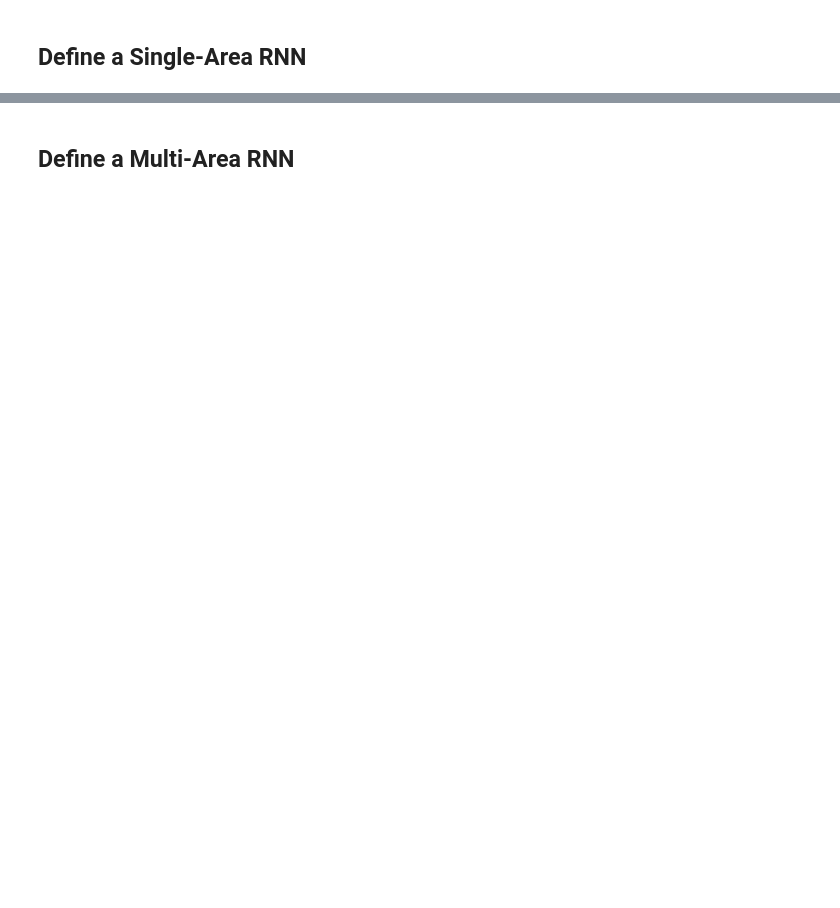
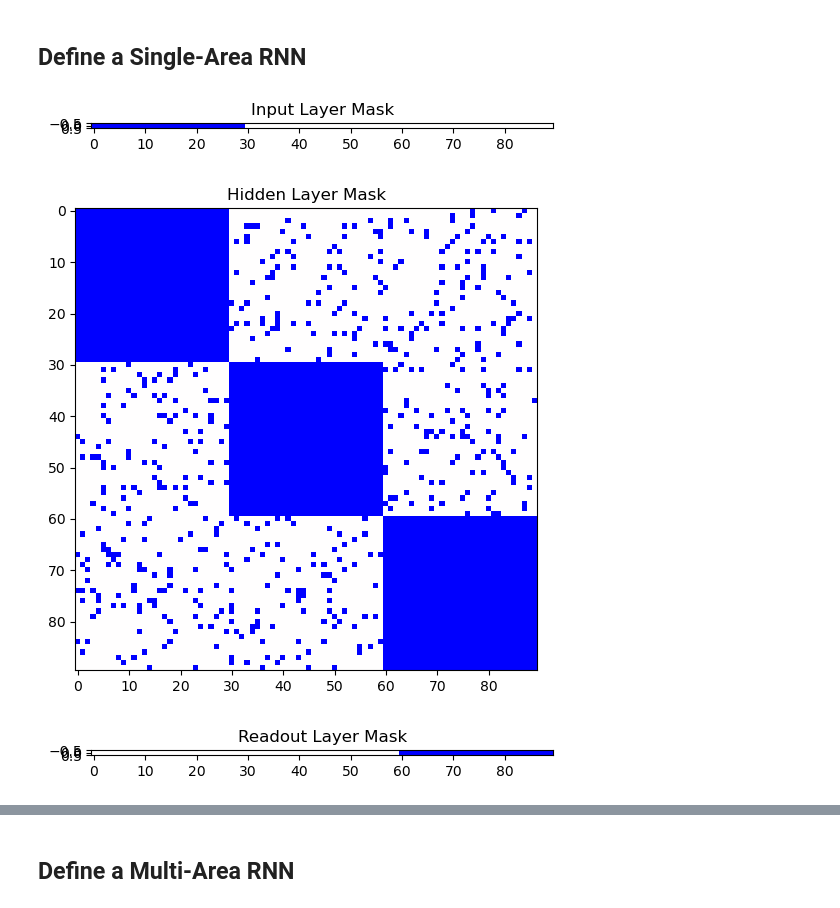
Before and after one commit to NN4Neurosim/nn4n, a Jupyter notebook: examples/MultiArea.ipynb, the cells around one changed output, grey strips where cells are left out. Cells and saved outputs as stored; diff of their text form; code cells hidden in the pictures; blank space fills up the shorter version.

```diff
--- a/examples/MultiArea.ipynb
+++ b/examples/MultiArea.ipynb
@@ -8,6 +8,22 @@ import nn4n
 from nn4n.structure import *
 # %% [markdown]
 ## Define a Single-Area RNN
+# %%
+params = {
+    "n_areas": 3,
+    "area_connectivities": [0.1, 0.1],
+    "hidden_size": 90,
+    "input_dim": 1,
+    "output_dim": 1,
+    "input_areas": [0],
+    "readout_areas": [2],
+}
+multiarea = MultiArea(**params)
+multiarea.visualize()
+# %% [output]
+[figure, added]
+[figure, added]
+[figure, added]
 # %%
 params = {
     "n_areas": 1,
```
Also changed, not shown: parts of 2 cells of this notebook, 49 other files.
